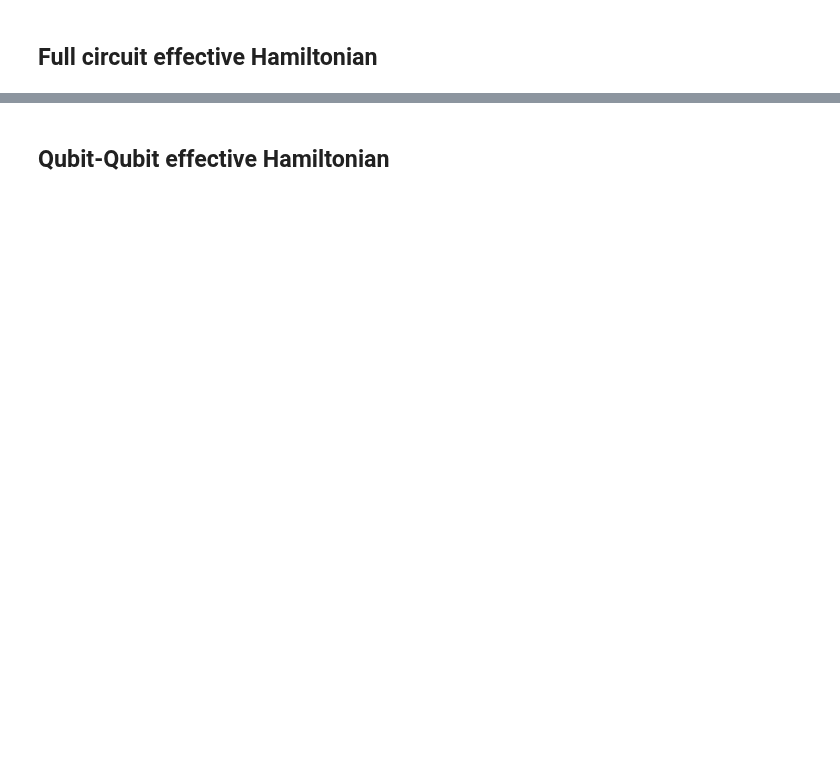
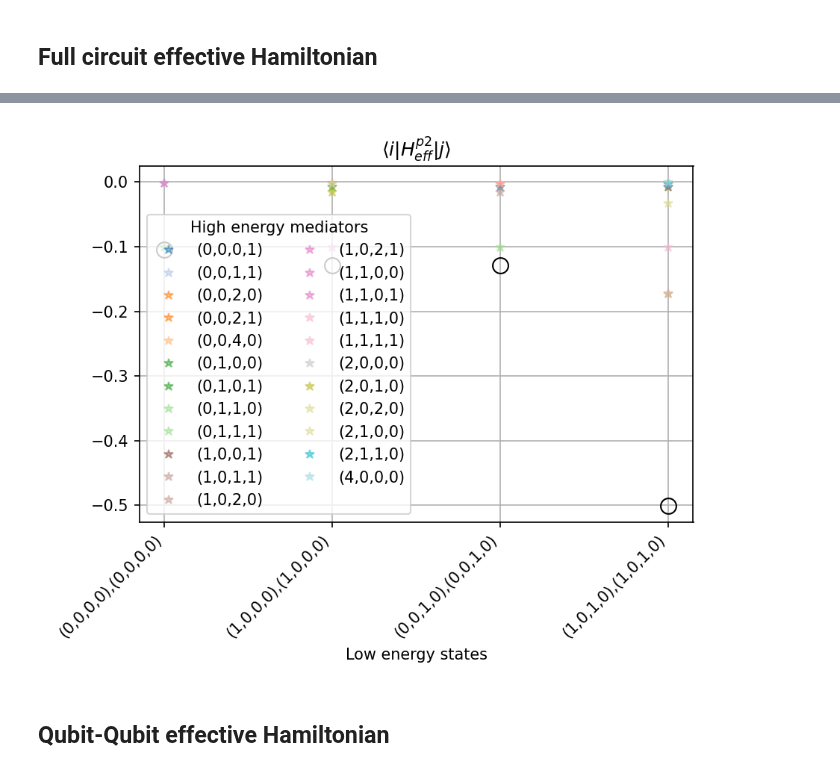
Before and after one commit to GabrielJauma/tunable-capacitive-coupling-flux-qubits, a Jupyter notebook: two_unit_cells_capacitively_coupled/unit_cell-C-unit_cell_effective_hamiltonian.ipynb, the cells around one changed output, grey strips where cells are left out. Drawn from its saved outputs; the diff is of its cells as text; code cells hidden in the pictures; blank space fills up the shorter version.

```diff
--- a/two_unit_cells_capacitively_coupled/unit_cell-C-unit_cell_effective_hamiltonian.ipynb
+++ b/two_unit_cells_capacitively_coupled/unit_cell-C-unit_cell_effective_hamiltonian.ipynb
@@ -54,3 +157,7 @@ n_eig = 6
+# %%
+sq_ext.plot_second_order_contributions(H_eff_p2_decomp_list[15], labels_low, labels_high, figsize=np.array([6, 5]) * 1,threshold=1e-4)
+# %% [output]
+[figure, added]
 # %% [markdown]
 ## Qubit-Qubit effective Hamiltonian
 # %%
```
Also changed, not shown: parts of 9 cells of this notebook, 9 other files.
